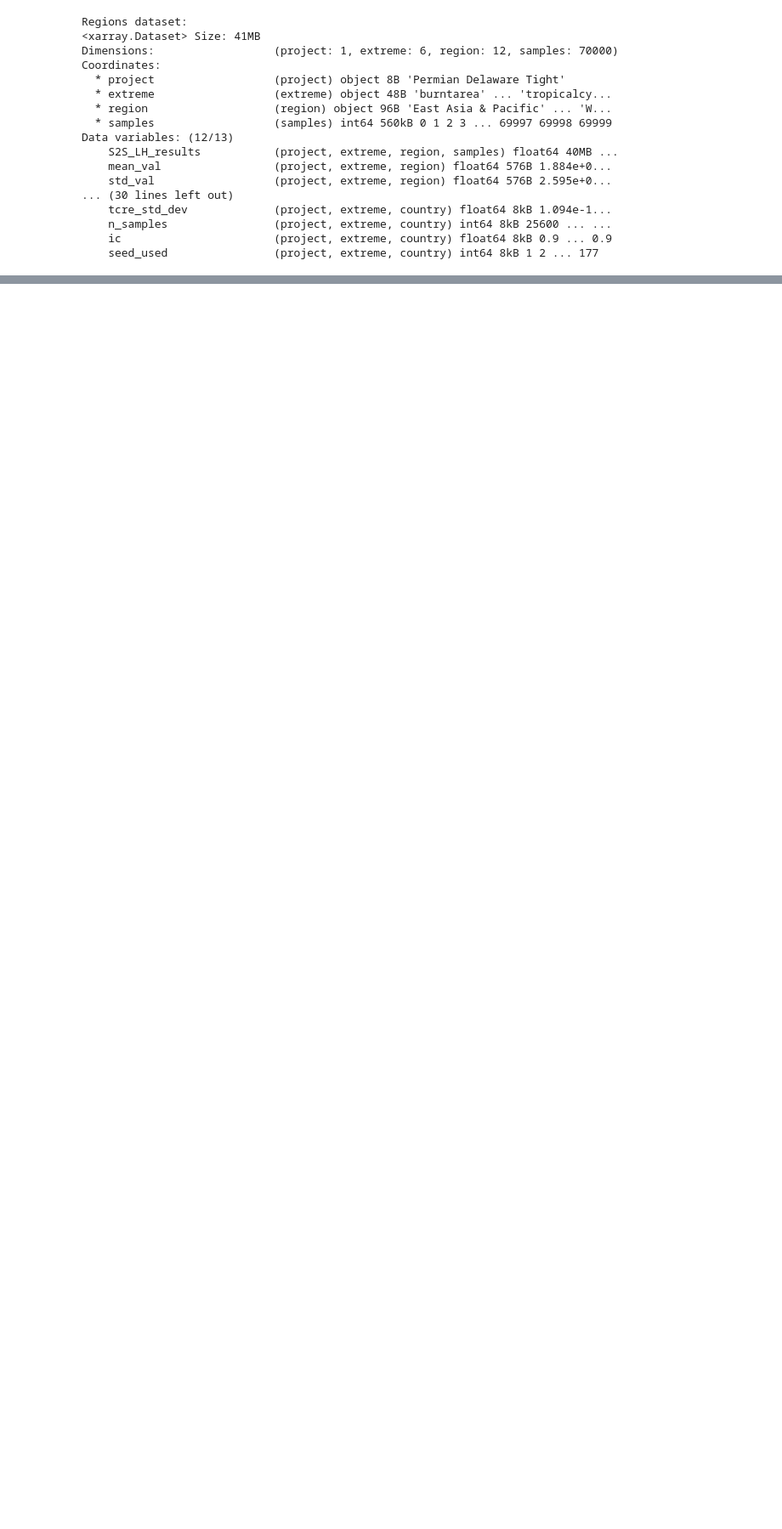
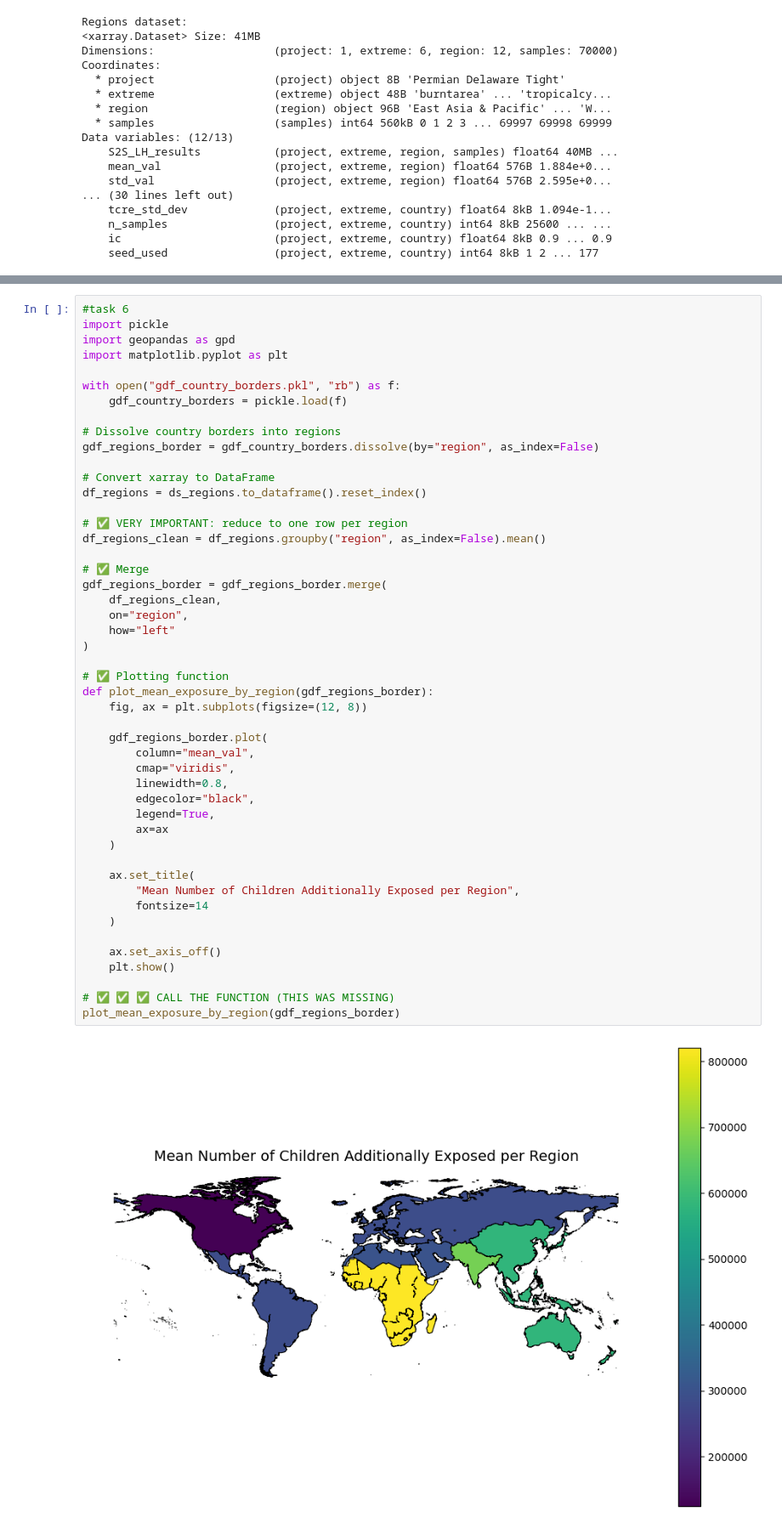
Before and after one commit to bazelibenazh-debug/NOBY, a Jupyter notebook: carbon_bombs_analysis.ipynb, the cells around one changed output, grey strips where cells are left out. Shown at 85% size. Saved outputs shown, nothing was run; the diff lists cells and outputs as text; blank space fills up the shorter version.

```diff
--- a/carbon_bombs_analysis.ipynb
+++ b/carbon_bombs_analysis.ipynb
@@ -215,0 +261,50 @@ Data variables: (12/13)
+# %%
+#task 6
+import pickle
+import geopandas as gpd
+import matplotlib.pyplot as plt
+
+with open("gdf_country_borders.pkl", "rb") as f:
+    gdf_country_borders = pickle.load(f)
+
+# Dissolve country borders into regions
+gdf_regions_border = gdf_country_borders.dissolve(by="region", as_index=False)
+
+# Convert xarray to DataFrame
+df_regions = ds_regions.to_dataframe().reset_index()
+
+# ✅ VERY IMPORTANT: reduce to one row per region
+df_regions_clean = df_regions.groupby("region", as_index=False).mean()
+
+# ✅ Merge
+gdf_regions_border = gdf_regions_border.merge(
+    df_regions_clean,
+    on="region",
+    how="left"
+)
+
+# ✅ Plotting function
+def plot_mean_exposure_by_region(gdf_regions_border):
+    fig, ax = plt.subplots(figsize=(12, 8))
+
+    gdf_regions_border.plot(
+        column="mean_val",
+        cmap="viridis",
+        linewidth=0.8,
+        edgecolor="black",
+        legend=True,
+        ax=ax
+    )
+
+    ax.set_title(
+        "Mean Number of Children Additionally Exposed per Region",
+        fontsize=14
+    )
+
+    ax.set_axis_off()
+    plt.show()
+
+# ✅ ✅ ✅ CALL THE FUNCTION (THIS WAS MISSING)
+plot_mean_exposure_by_region(gdf_regions_border)
+# %% [output]
+[figure, added]
```
Also changed, not shown: parts of 2 cells of this notebook.
